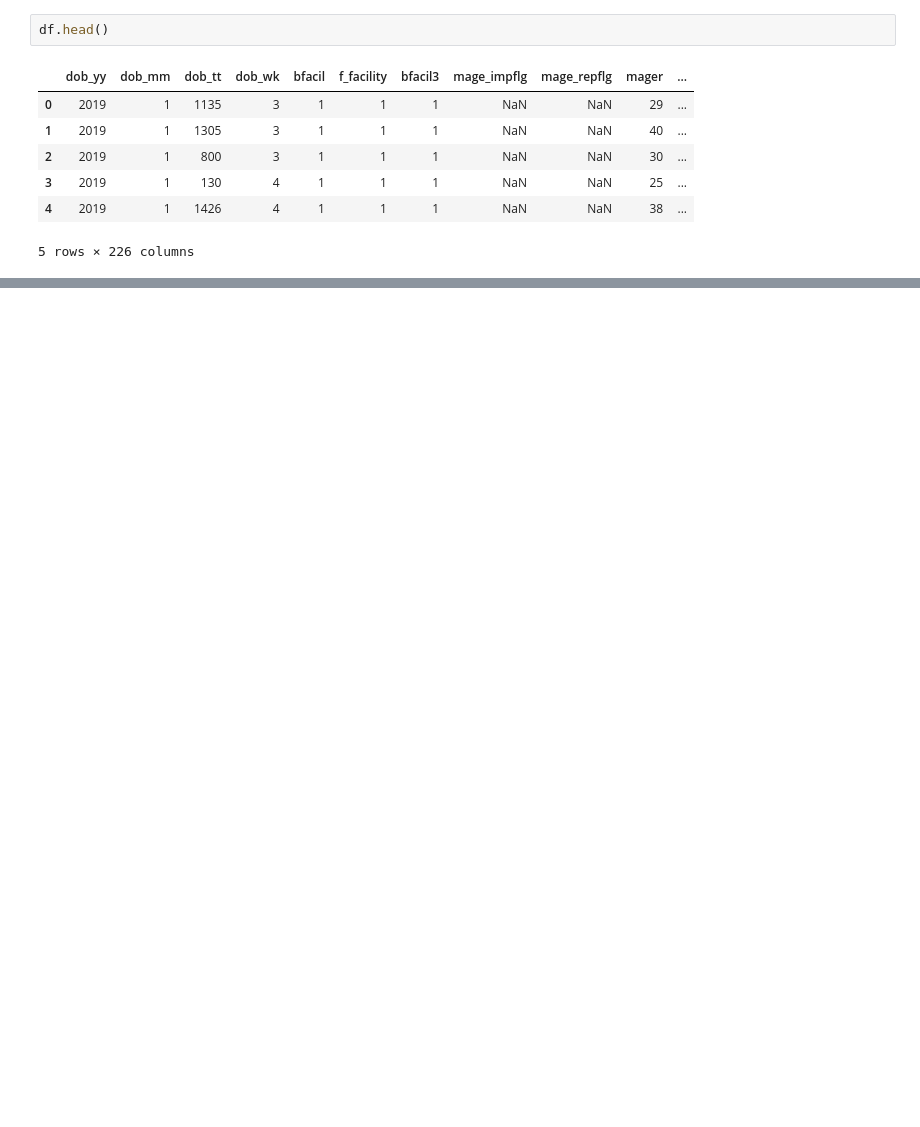
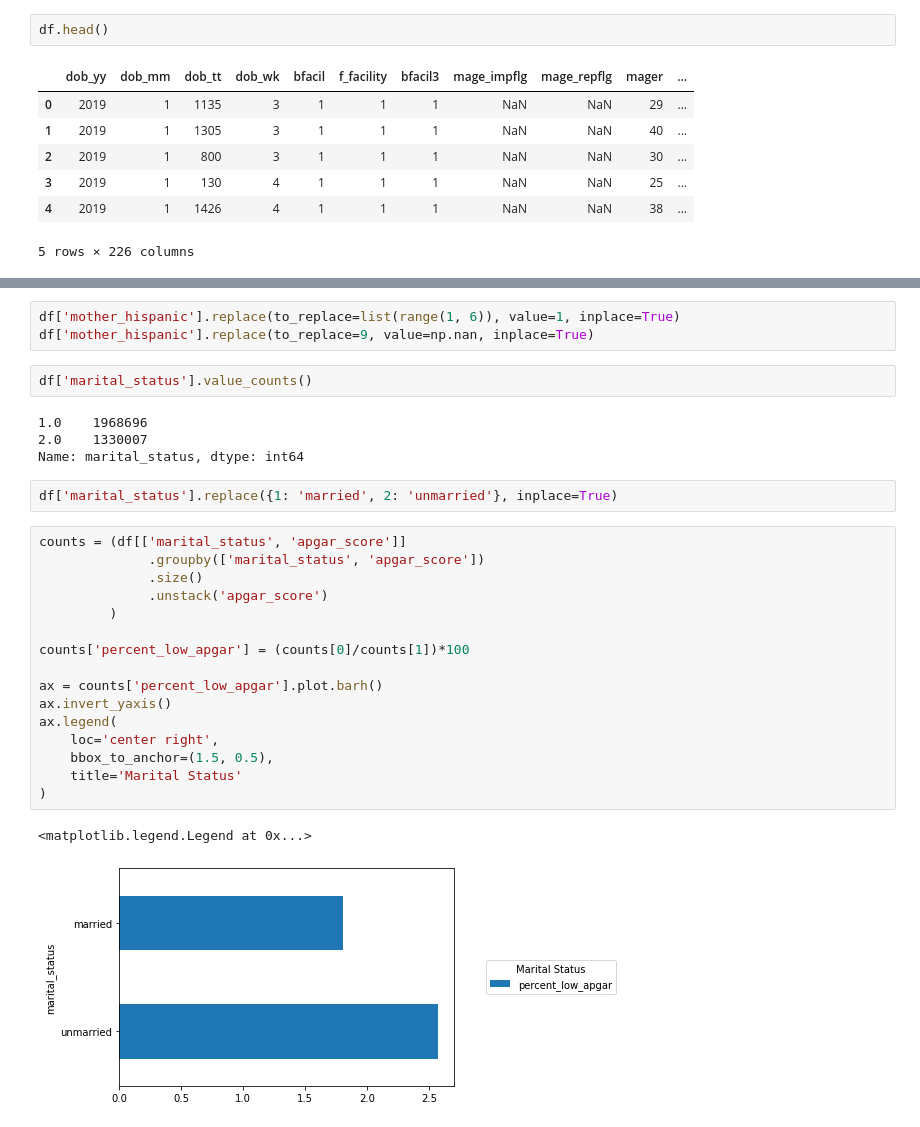
Before and after one commit to Patrick-Arnold/Capstone_Project, a Jupyter notebook: Capstone.ipynb, the cells around one changed output, grey strips where cells are left out. Cells and saved outputs as stored; diff of their text form; blank space fills up the shorter version.

```diff
--- a/Capstone.ipynb
+++ b/Capstone.ipynb
@@ -148,0 +230,30 @@ df['chlamydia'].value_counts().plot(kind='barh')
+# %%
+df['mother_hispanic'].replace(to_replace=list(range(1, 6)), value=1, inplace=True)
+df['mother_hispanic'].replace(to_replace=9, value=np.nan, inplace=True)
+# %%
+df['marital_status'].value_counts()
+# %% [output]
+1.0    1968696
+2.0    1330007
+Name: marital_status, dtype: int64
+# %%
+df['marital_status'].replace({1: 'married', 2: 'unmarried'}, inplace=True)
+# %%
+counts = (df[['marital_status', 'apgar_score']]
+              .groupby(['marital_status', 'apgar_score'])
+              .size()
+              .unstack('apgar_score')
+         )
+
+counts['percent_low_apgar'] = (counts[0]/counts[1])*100
+
+ax = counts['percent_low_apgar'].plot.barh()
+ax.invert_yaxis()
+ax.legend(
+    loc='center right',
+    bbox_to_anchor=(1.5, 0.5),
+    title='Marital Status'
+)
+# %% [output]
+<matplotlib.legend.Legend at 0x...>
+[figure, added]
```
Also changed, not shown: parts of 68 cells of this notebook, 1 other file.
